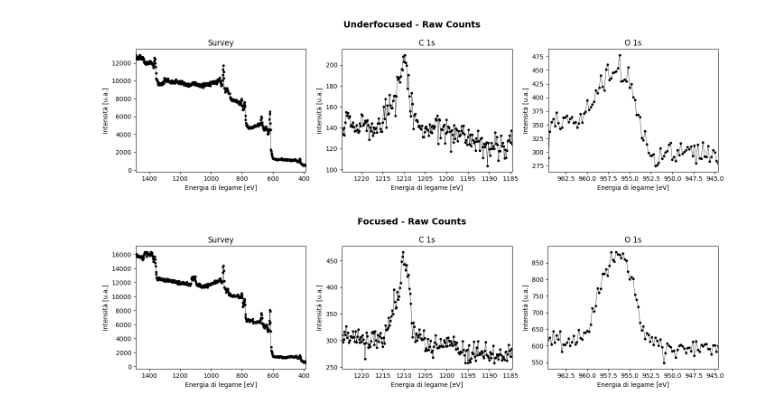
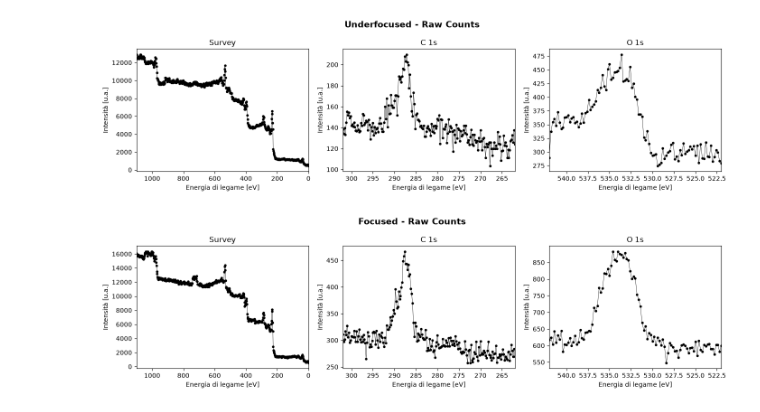
Before and after one commit to maddoc-g/XPS, a Jupyter notebook: data/2026-06-26/xps_curve_fitting_averaged.ipynb, the cells around one changed output. Saved outputs shown, nothing was run; the diff lists cells and outputs as text; code cells hidden in the pictures.

```diff
--- a/data/2026-06-26/xps_curve_fitting_averaged.ipynb
+++ b/data/2026-06-26/xps_curve_fitting_averaged.ipynb
@@ -14,7 +14,7 @@ import matplotlib.gridspec as gridspec
 # Import and plot the raw spectra of the aspirin measurements
 # There are two sets of spectra based on the focus conditions of the XPS instrument
 
-data_path = Path(r'./averaged')
+data_path = Path(r'./averaged_data')
 fig_path = Path(r'./figures')
 
 legends_raw = ['Underfocused - Raw Counts', 'Focused - Raw Counts']
@@ -36,6 +36,7 @@ o1s_files = [
 
 all_files = [survey_files, c1s_files, o1s_files]
 panel_labels = ['Survey', 'C 1s', 'O 1s']
+photon_energy = 1486.6  # Al Kα
 
 # Load all data
 def load_xps(filepath):
@@ -49,32 +50,36 @@ for kk in range(len(legends_raw)):
         label: load_xps(data_path / flist[kk])
         for label, flist in zip(panel_labels, all_files)
     })
+
+for entry in spectra:
+    for label, d in entry.items():
+        d['BE_eV'] = photon_energy - d['KE_eV']
 # %%
 # Plot raw data — one figure per sample
 for kk, legend in enumerate(legends_raw):
     fig, axes = plt.subplots(1, 3, figsize=(14, 4))
     fig.suptitle(legend, fontsize=14, fontweight='bold')
 
     for ax, label in zip(axes, panel_labels):
         s = spectra[kk][label]
-        be  = np.flip(s['BE_eV']) # BE association with the counts is wrong in the file itself
+        be  = s['BE_eV']
         y   = s['hits_counts']
 
         ax.plot(be, y, color='black', lw=0.5, marker='.')
         # ax.scatter(be, y, s=2, c='orange', label='counts')
 
         ax.set_xlim(be.max(), be.min())
         ax.set_xlabel('Energia di legame [eV]')
         ax.set_ylabel('Intensità [u.a.]')
         ax.set_title(label)
         # ax.ticklabel_format(style='sci', axis='y', scilimits=(0,0))
 
     fig.tight_layout()
     plt.savefig(fig_path / f'xps_{legend.lower()}.png', dpi=150, bbox_inches='tight')
     plt.show()
 # %% [output]
-[figure, old version]
+[figure, new version]
-[figure, old version]
+[figure, new version]
 # %%
 # Functions to smooth the spectra using a weighted moving average
 
```
Also changed, not shown: parts of 6 cells of this notebook, 13 other files.
